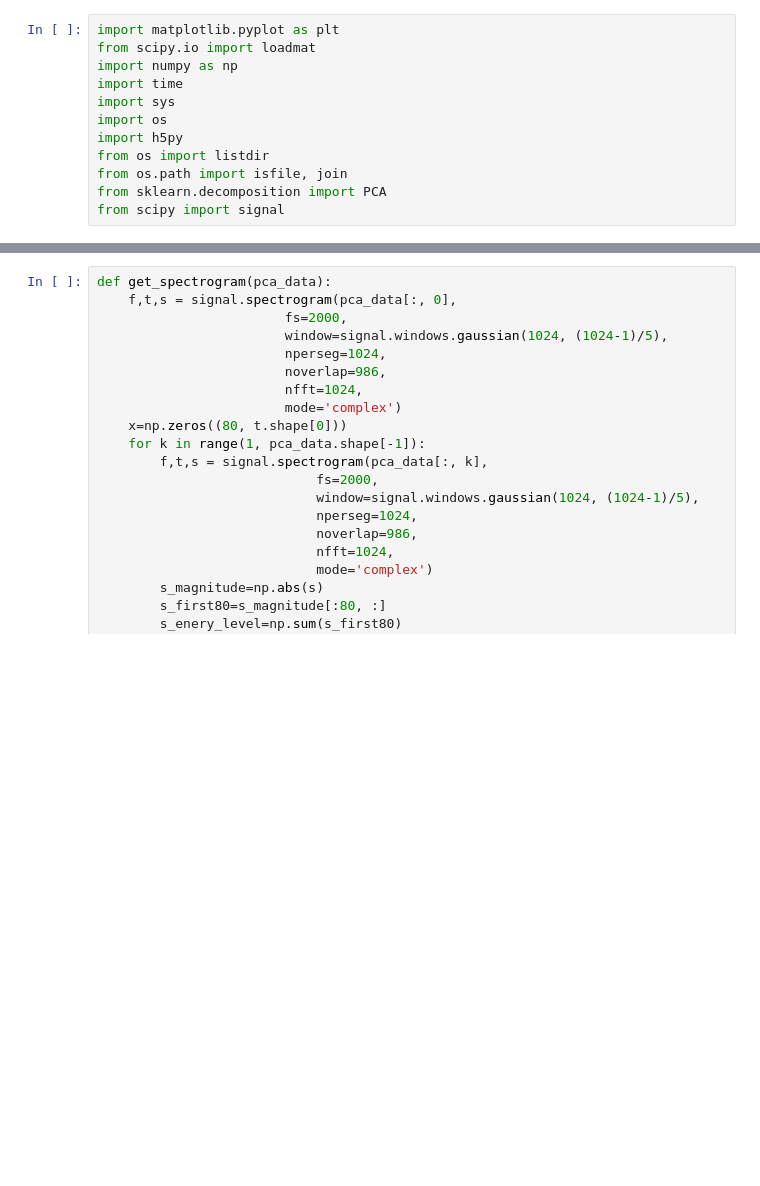
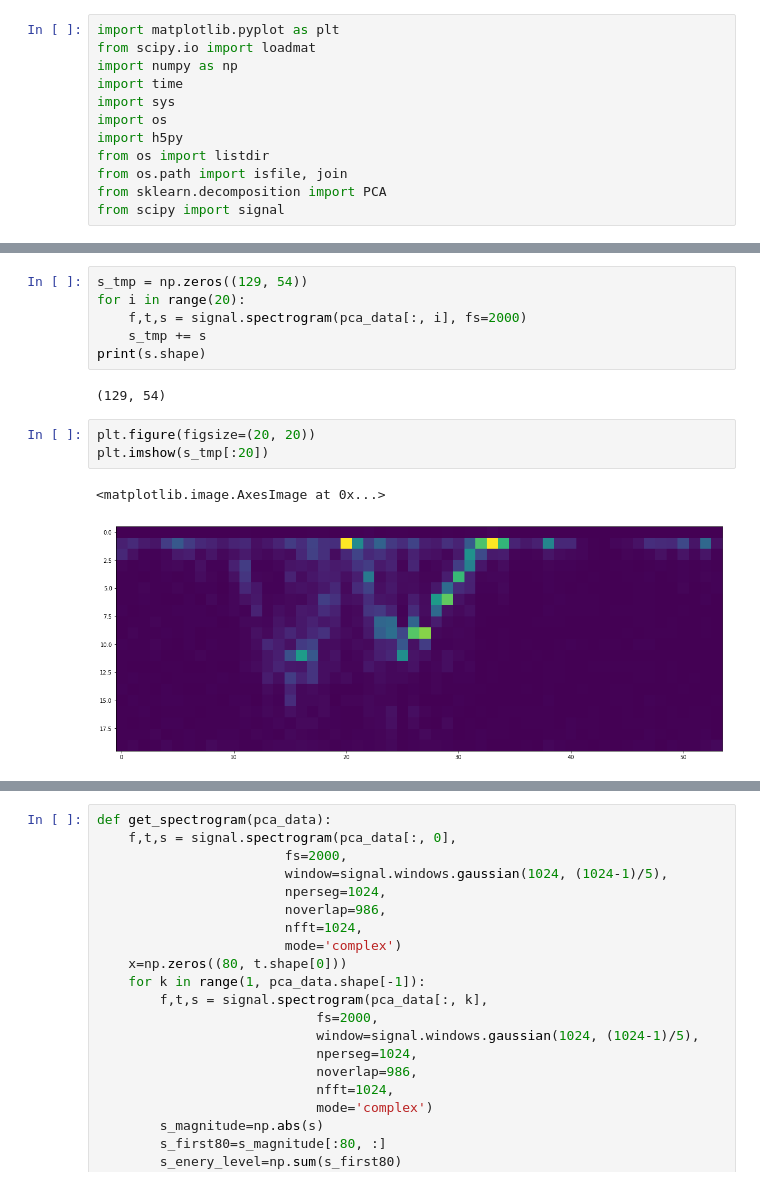
Before and after one commit to akarshp28/neuralwave, a Jupyter notebook: tools/csi_packet_inspect.ipynb, the cells around one changed output, grey strips where cells are left out. Saved outputs shown, nothing was run; the diff lists cells and outputs as text; blank space fills up the shorter version.

```diff
--- a/tools/csi_packet_inspect.ipynb
+++ b/tools/csi_packet_inspect.ipynb
@@ -244,0 +234,14 @@ def plot_data(file, cols):
+# %%
+s_tmp = np.zeros((129, 54))
+for i in range(20):
+    f,t,s = signal.spectrogram(pca_data[:, i], fs=2000)
+    s_tmp += s
+print(s.shape)
+# %% [output]
+(129, 54)
+# %%
+plt.figure(figsize=(20, 20))
+plt.imshow(s_tmp[:20])
+# %% [output]
+<matplotlib.image.AxesImage at 0x...>
+[figure, added]
```
Also changed, not shown: parts of 27 cells of this notebook, 12 other files.
